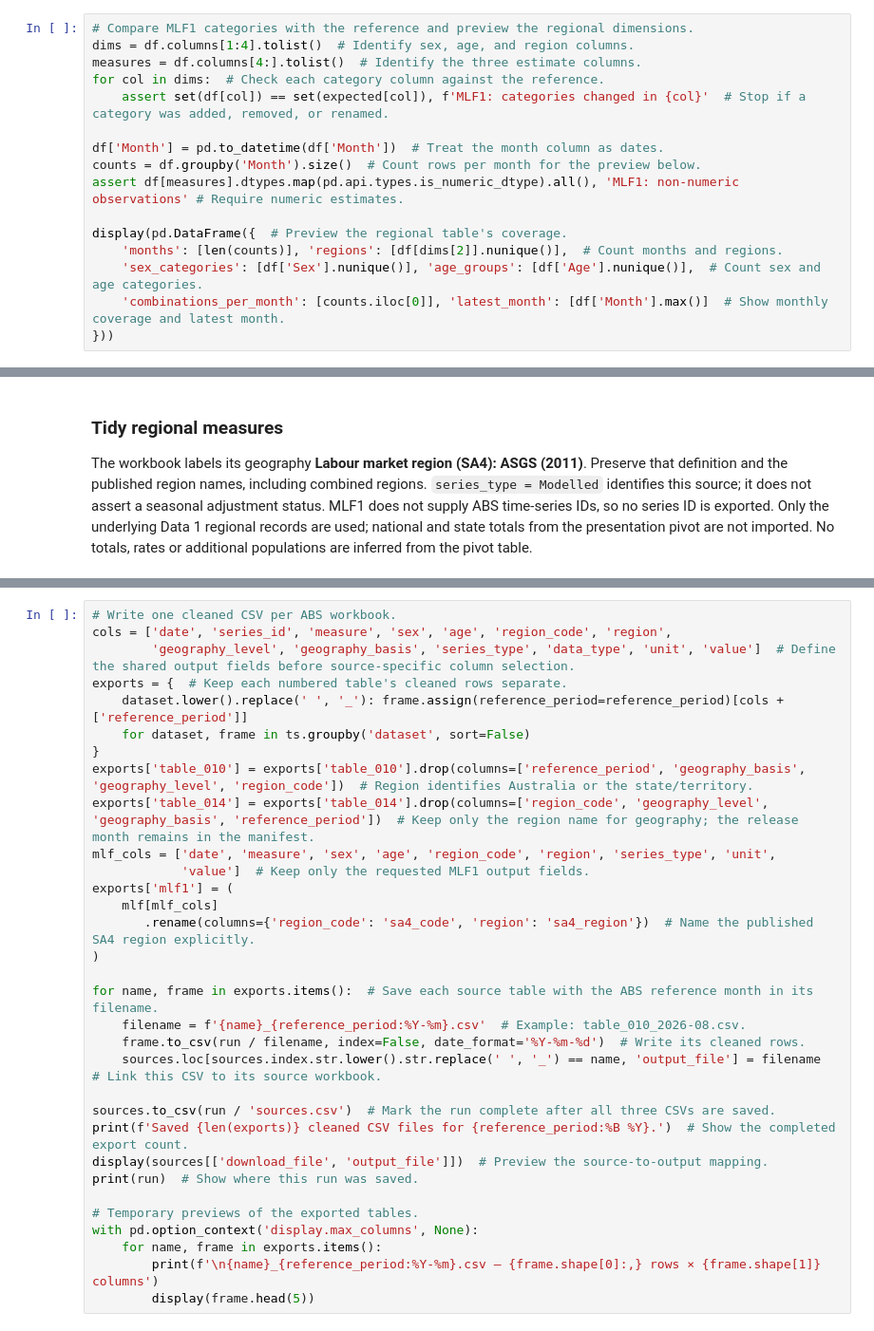
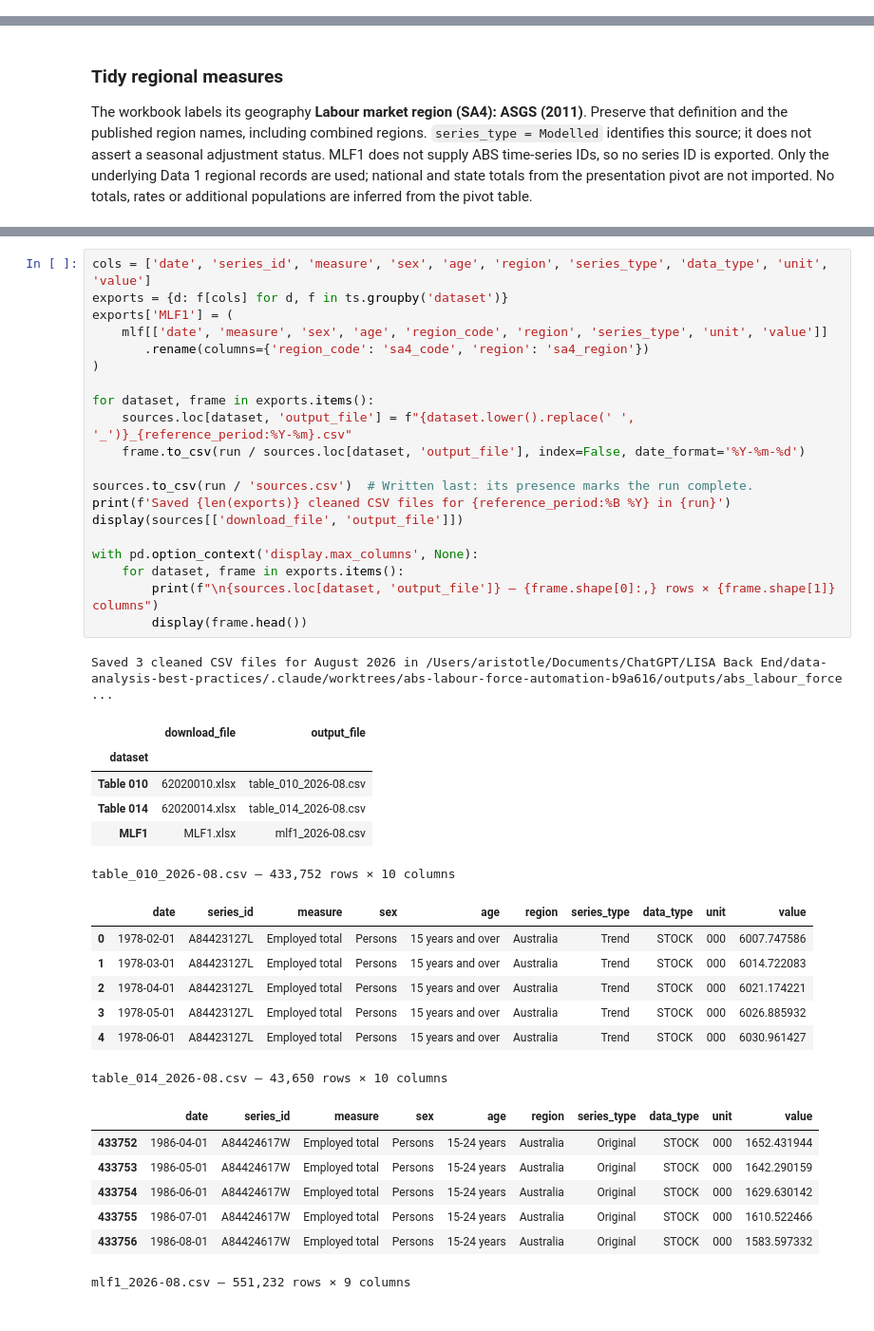
Before and after one commit to vsdworkk/data-analysis-best-practices-repo, a Jupyter notebook: ABS Labour Force.ipynb, the cells around one changed output, grey strips where cells are left out. Shown at 95% size. Drawn from its saved outputs; the diff is of its cells as text.

```diff
--- a/ABS Labour Force.ipynb
+++ b/ABS Labour Force.ipynb
@@ -222,16 +216,0 @@ display(df.head())  # Preview its first rows.
-# %%
-# Compare MLF1 categories with the reference and preview the regional dimensions.
-dims = df.columns[1:4].tolist()  # Identify sex, age, and region columns.
-measures = df.columns[4:].tolist()  # Identify the three estimate columns.
-for col in dims:  # Check each category column against the reference.
-    assert set(df[col]) == set(expected[col]), f'MLF1: categories changed in {col}'  # Stop if a category was added, removed, or renamed.
-
-df['Month'] = pd.to_datetime(df['Month'])  # Treat the month column as dates.
-counts = df.groupby('Month').size()  # Count rows per month for the preview below.
-assert df[measures].dtypes.map(pd.api.types.is_numeric_dtype).all(), 'MLF1: non-numeric observations' # Require numeric estimates.
-
-display(pd.DataFrame({  # Preview the regional table's coverage.
-    'months': [len(counts)], 'regions': [df[dims[2]].nunique()],  # Count months and regions.
-    'sex_categories': [df['Sex'].nunique()], 'age_groups': [df['Age'].nunique()],  # Count sex and age categories.
-    'combinations_per_month': [counts.iloc[0]], 'latest_month': [df['Month'].max()]  # Show monthly coverage and latest month.
-}))
@@ -274,32 +252,42 @@ The time-series exports retain unit, series type, data type and series ID. Frequ
 # %%
-# Write one cleaned CSV per ABS workbook.
-cols = ['date', 'series_id', 'measure', 'sex', 'age', 'region_code', 'region',
-        'geography_level', 'geography_basis', 'series_type', 'data_type', 'unit', 'value']  # Define the shared output fields before source-specific column selection.
-exports = {  # Keep each numbered table's cleaned rows separate.
-    dataset.lower().replace(' ', '_'): frame.assign(reference_period=reference_period)[cols + ['reference_period']]
-    for dataset, frame in ts.groupby('dataset', sort=False)
-}
-exports['table_010'] = exports['table_010'].drop(columns=['reference_period', 'geography_basis', 'geography_level', 'region_code'])  # Region identifies Australia or the state/territory.
-exports['table_014'] = exports['table_014'].drop(columns=['region_code', 'geography_level', 'geography_basis', 'reference_period'])  # Keep only the region name for geography; the release month remains in the manifest.
-mlf_cols = ['date', 'measure', 'sex', 'age', 'region_code', 'region', 'series_type', 'unit',
-            'value']  # Keep only the requested MLF1 output fields.
-exports['mlf1'] = (
-    mlf[mlf_cols]
-       .rename(columns={'region_code': 'sa4_code', 'region': 'sa4_region'})  # Name the published SA4 region explicitly.
+cols = ['date', 'series_id', 'measure', 'sex', 'age', 'region', 'series_type', 'data_type', 'unit', 'value']
+exports = {d: f[cols] for d, f in ts.groupby('dataset')}
+exports['MLF1'] = (
+    mlf[['date', 'measure', 'sex', 'age', 'region_code', 'region', 'series_type', 'unit', 'value']]
+       .rename(columns={'region_code': 'sa4_code', 'region': 'sa4_region'})
 )
 
-for name, frame in exports.items():  # Save each source table with the ABS reference month in its filename.
-    filename = f'{name}_{reference_period:%Y-%m}.csv'  # Example: table_010_2026-08.csv.
-    frame.to_csv(run / filename, index=False, date_format='%Y-%m-%d')  # Write its cleaned rows.
-    sources.loc[sources.index.str.lower().str.replace(' ', '_') == name, 'output_file'] = filename  # Link this CSV to its source workbook.
+for dataset, frame in exports.items():
+    sources.loc[dataset, 'output_file'] = f"{dataset.lower().replace(' ', '_')}_{reference_period:%Y-%m}.csv"
+    frame.to_csv(run / sources.loc[dataset, 'output_file'], index=False, date_format='%Y-%m-%d')
 
-sources.to_csv(run / 'sources.csv')  # Mark the run complete after all three CSVs are saved.
-print(f'Saved {len(exports)} cleaned CSV files for {reference_period:%B %Y}.')  # Show the completed export count.
-display(sources[['download_file', 'output_file']])  # Preview the source-to-output mapping.
-print(run)  # Show where this run was saved.
+sources.to_csv(run / 'sources.csv')  # Written last: its presence marks the run complete.
+print(f'Saved {len(exports)} cleaned CSV files for {reference_period:%B %Y} in {run}')
+display(sources[['download_file', 'output_file']])
 
-# Temporary previews of the exported tables.
 with pd.option_context('display.max_columns', None):
-    for name, frame in exports.items():
-        print(f'\n{name}_{reference_period:%Y-%m}.csv — {frame.shape[0]:,} rows × {frame.shape[1]} columns')
-        display(frame.head(5))
+    for dataset, frame in exports.items():
+        print(f"\n{sources.loc[dataset, 'output_file']} — {frame.shape[0]:,} rows × {frame.shape[1]} columns")
+        display(frame.head())
+# %% [output]
+Saved 3 cleaned CSV files for August 2026 in /Users/aristotle/Documents/ChatGPT/LISA Back End/data-analysis-best-practices/.claude/worktrees/abs-labour-force-automation-b9a616/outputs/abs_labour_force ...
+|  | download_file | output_file |
+| dataset |  |  |
+| Table 010 | 62020010.xlsx | table_010_2026-08.csv |
+| Table 014 | 62020014.xlsx | table_014_2026-08.csv |
+| MLF1 | MLF1.xlsx | mlf1_2026-08.csv |
+table_010_2026-08.csv — 433,752 rows × 10 columns
+|  | date | series_id | measure | sex | age | region | series_type | data_type | unit | value |
+| 0 | 1978-02-01 | A84423127L | Employed total | Persons | 15 years and over | Australia | Trend | STOCK | 000 | 6007.747586 |
+| 1 | 1978-03-01 | A84423127L | Employed total | Persons | 15 years and over | Australia | Trend | STOCK | 000 | 6014.722083 |
+| 2 | 1978-04-01 | A84423127L | Employed total | Persons | 15 years and over | Australia | Trend | STOCK | 000 | 6021.174221 |
+| 3 | 1978-05-01 | A84423127L | Employed total | Persons | 15 years and over | Australia | Trend | STOCK | 000 | 6026.885932 |
+| 4 | 1978-06-01 | A84423127L | Employed total | Persons | 15 years and over | Australia | Trend | STOCK | 000 | 6030.961427 |
+table_014_2026-08.csv — 43,650 rows × 10 columns
+|  | date | series_id | measure | sex | age | region | series_type | data_type | unit | value |
+| 433752 | 1986-04-01 | A84424617W | Employed total | Persons | 15-24 years | Australia | Original | STOCK | 000 | 1652.431944 |
+| 433753 | 1986-05-01 | A84424617W | Employed total | Persons | 15-24 years | Australia | Original | STOCK | 000 | 1642.290159 |
+| 433754 | 1986-06-01 | A84424617W | Employed total | Persons | 15-24 years | Australia | Original | STOCK | 000 | 1629.630142 |
+| 433755 | 1986-07-01 | A84424617W | Employed total | Persons | 15-24 years | Australia | Original | STOCK | 000 | 1610.522466 |
+| 433756 | 1986-08-01 | A84424617W | Employed total | Persons | 15-24 years | Australia | Original | STOCK | 000 | 1583.597332 |
+mlf1_2026-08.csv — 551,232 rows × 9 columns
```
Also changed, not shown: parts of 15 cells of this notebook, 1 other file.
